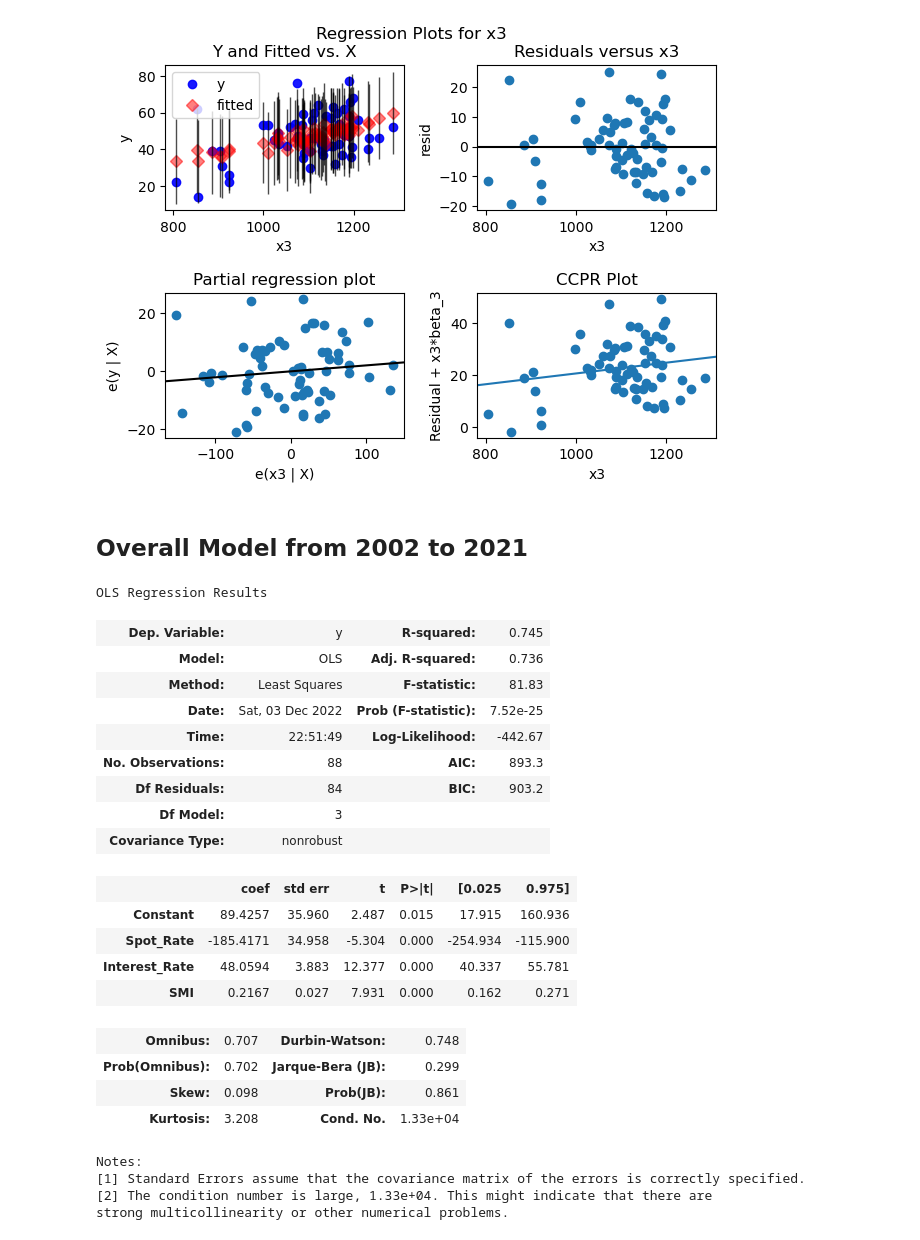
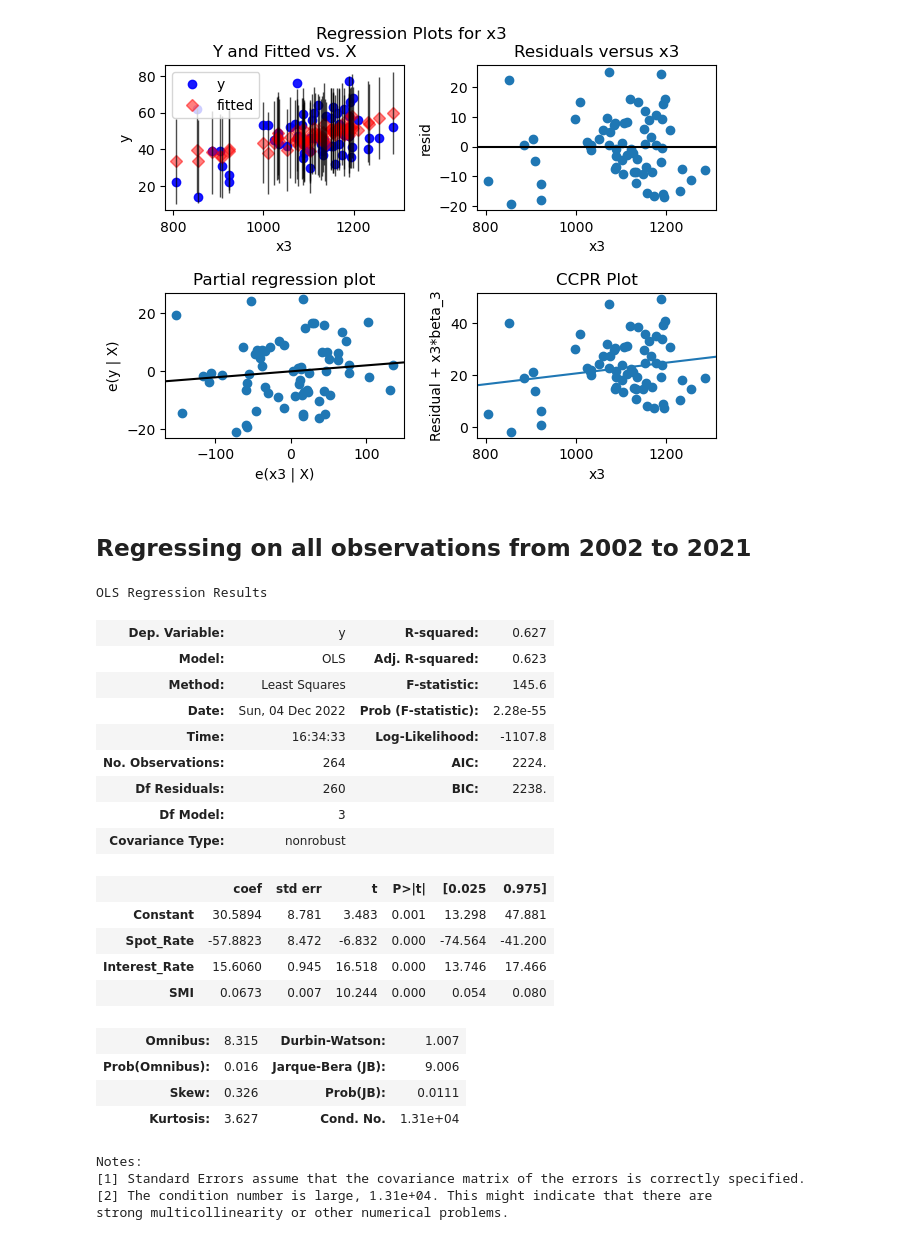
Before and after one commit to victoriawong1123/data_science_project, a Jupyter notebook: notebooks/quarterly_model.ipynb, the cells around one changed output. Cells and saved outputs as stored; diff of their text form; code cells hidden in the pictures.

```diff
--- a/notebooks/quarterly_model.ipynb
+++ b/notebooks/quarterly_model.ipynb
@@ -642,35 +534,35 @@ fig_after3 = sm.graphics.plot_regress_exog(multi_model_after, 3)
 eval_env: 1
 [figure]
 # %% [markdown]
-## Overall Model from 2002 to 2021
+## Regressing on all observations from 2002 to 2021
 # %%
-X_all, Y_all = df_to_XY(gdp_quarter, xkeys=x_index, ykeys=y_index)
+X_all, Y_all = df_to_XY(var_monthly, xkeys=x_index, ykeys=y_index)
 X_all = sm.add_constant(X_all)
 overall_model_ols = sm.OLS(Y_all, X_all).fit()
 overall_model_ols.summary(xname=['Constant', 'Spot_Rate', 'Interest_Rate', 'SMI'])
 # %% [output]
 OLS Regression Results
-| Dep. Variable: | y | R-squared: | 0.745 |
-| Model: | OLS | Adj. R-squared: | 0.736 |
-| Method: | Least Squares | F-statistic: | 81.83 |
-| Date: | Sat, 03 Dec 2022 | Prob (F-statistic): | 7.52e-25 |
-| Time: | 22:51:49 | Log-Likelihood: | -442.67 |
-| No. Observations: | 88 | AIC: | 893.3 |
-| Df Residuals: | 84 | BIC: | 903.2 |
+| Dep. Variable: | y | R-squared: | 0.627 |
+| Model: | OLS | Adj. R-squared: | 0.623 |
+| Method: | Least Squares | F-statistic: | 145.6 |
+| Date: | Sun, 04 Dec 2022 | Prob (F-statistic): | 2.28e-55 |
+| Time: | 16:34:33 | Log-Likelihood: | -1107.8 |
+| No. Observations: | 264 | AIC: | 2224. |
+| Df Residuals: | 260 | BIC: | 2238. |
 | Df Model: | 3 |  |  |
 | Covariance Type: | nonrobust |  |  |
 |  | coef | std err | t | P>|t| | [0.025 | 0.975] |
-| Constant | 89.4257 | 35.960 | 2.487 | 0.015 | 17.915 | 160.936 |
-| Spot_Rate | -185.4171 | 34.958 | -5.304 | 0.000 | -254.934 | -115.900 |
-| Interest_Rate | 48.0594 | 3.883 | 12.377 | 0.000 | 40.337 | 55.781 |
-| SMI | 0.2167 | 0.027 | 7.931 | 0.000 | 0.162 | 0.271 |
+| Constant | 30.5894 | 8.781 | 3.483 | 0.001 | 13.298 | 47.881 |
+| Spot_Rate | -57.8823 | 8.472 | -6.832 | 0.000 | -74.564 | -41.200 |
+| Interest_Rate | 15.6060 | 0.945 | 16.518 | 0.000 | 13.746 | 17.466 |
+| SMI | 0.0673 | 0.007 | 10.244 | 0.000 | 0.054 | 0.080 |
-| Omnibus: | 0.707 | Durbin-Watson: | 0.748 |
-| Prob(Omnibus): | 0.702 | Jarque-Bera (JB): | 0.299 |
-| Skew: | 0.098 | Prob(JB): | 0.861 |
-| Kurtosis: | 3.208 | Cond. No. | 1.33e+04 |
+| Omnibus: | 8.315 | Durbin-Watson: | 1.007 |
+| Prob(Omnibus): | 0.016 | Jarque-Bera (JB): | 9.006 |
+| Skew: | 0.326 | Prob(JB): | 0.0111 |
+| Kurtosis: | 3.627 | Cond. No. | 1.31e+04 |
 Notes:
 [1] Standard Errors assume that the covariance matrix of the errors is correctly specified.
-[2] The condition number is large, 1.33e+04. This might indicate that there are
+[2] The condition number is large, 1.31e+04. This might indicate that there are
 strong multicollinearity or other numerical problems.
 # %%
 """p-value > 0.05 so we fail to reject H0 and residuals are homoscedasticity -> the variance of the errors are constant across observations"""
```
Also changed, not shown: parts of 30 cells of this notebook.
